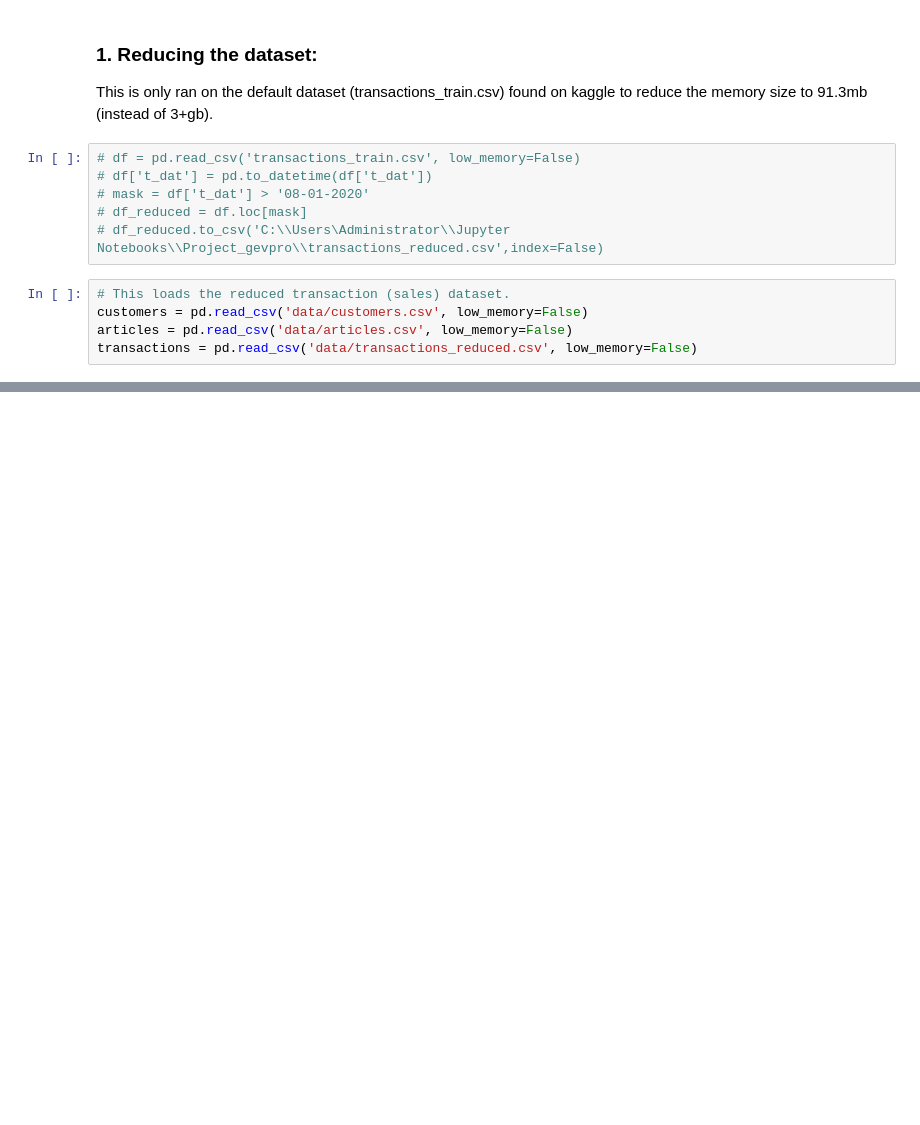
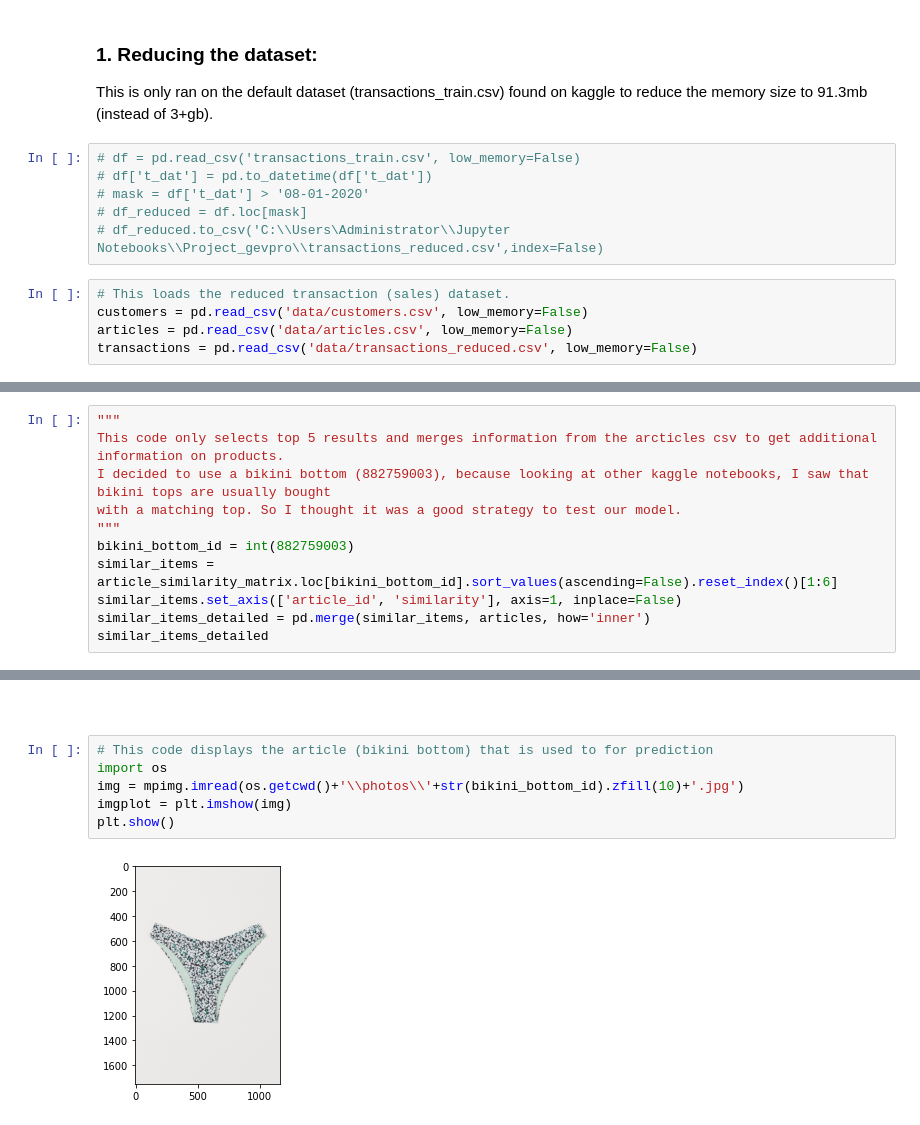
Before and after one commit to NiVisser/hnmproject, a Jupyter notebook: Nils_notebook.ipynb, the cells around one changed output, grey strips where cells are left out. Cells and saved outputs as stored; diff of their text form; blank space fills up the shorter version.

Commit message:
Merged all files into 1 file, added requirements.txt, changed .gitignore

```diff
--- a/Nils_notebook.ipynb
+++ b/Nils_notebook.ipynb
@@ -96,0 +136,11 @@ transactions.describe()
+# %%
+"""
+This code only selects top 5 results and merges information from the arcticles csv to get additional information on products.
+I decided to use a bikini bottom (882759003), because looking at other kaggle notebooks, I saw that bikini tops are usually bought
+with a matching top. So I thought it was a good strategy to test our model.
+"""
+bikini_bottom_id = int(882759003)
+similar_items = article_similarity_matrix.loc[bikini_bottom_id].sort_values(ascending=False).reset_index()[1:6]
+similar_items.set_axis(['article_id', 'similarity'], axis=1, inplace=False)
+similar_items_detailed = pd.merge(similar_items, articles, how='inner')
+similar_items_detailed
@@ -96,0 +155,10 @@ transactions.describe()
+# %% [markdown]
+###
+# %%
+# This code displays the article (bikini bottom) that is used to for prediction
+import os
+img = mpimg.imread(os.getcwd()+'\\photos\\'+str(bikini_bottom_id).zfill(10)+'.jpg')
+imgplot = plt.imshow(img)
+plt.show()
+# %% [output]
+[figure, added]
```
Also changed, not shown: parts of 20 cells of this notebook, 5 other files.
